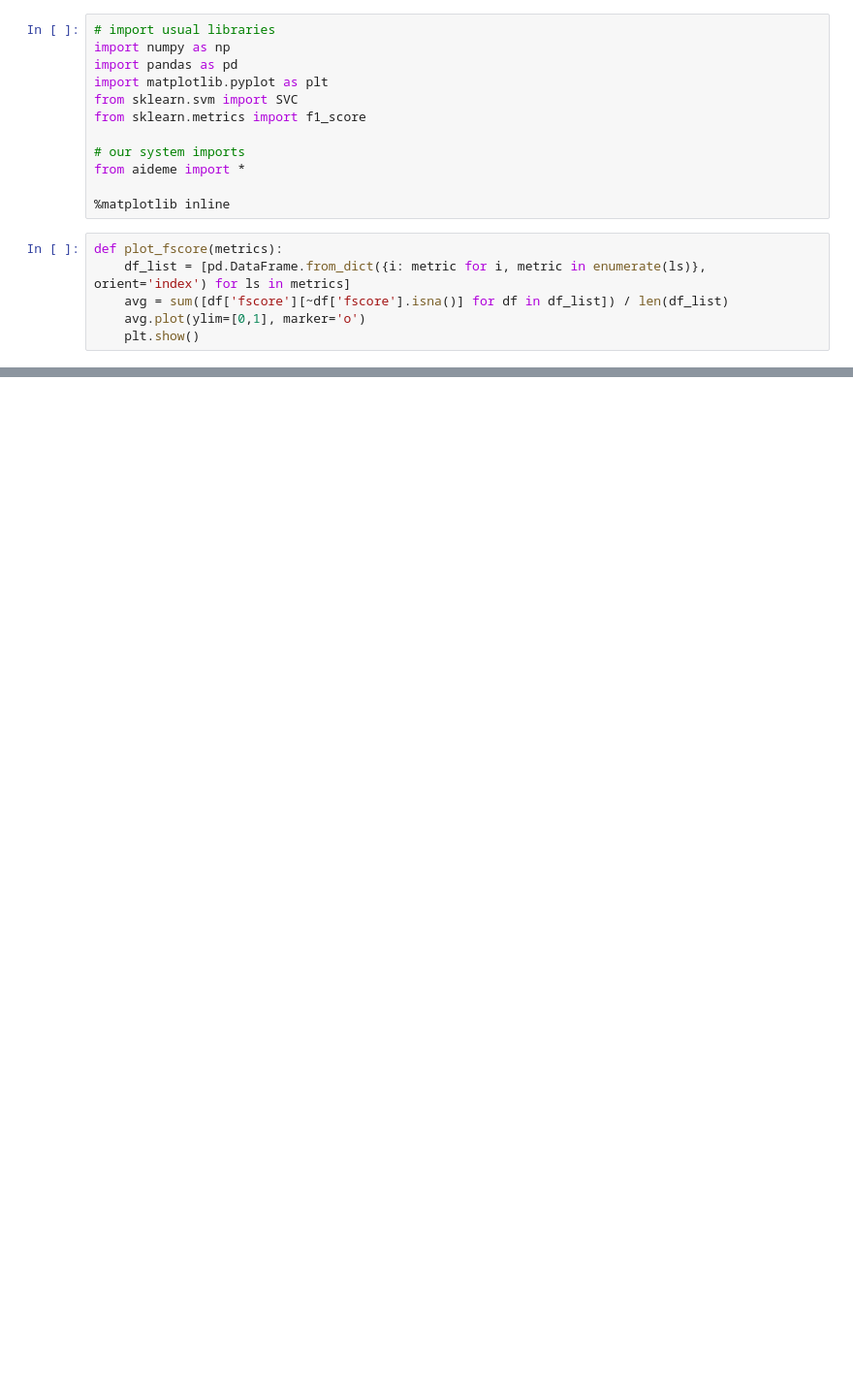
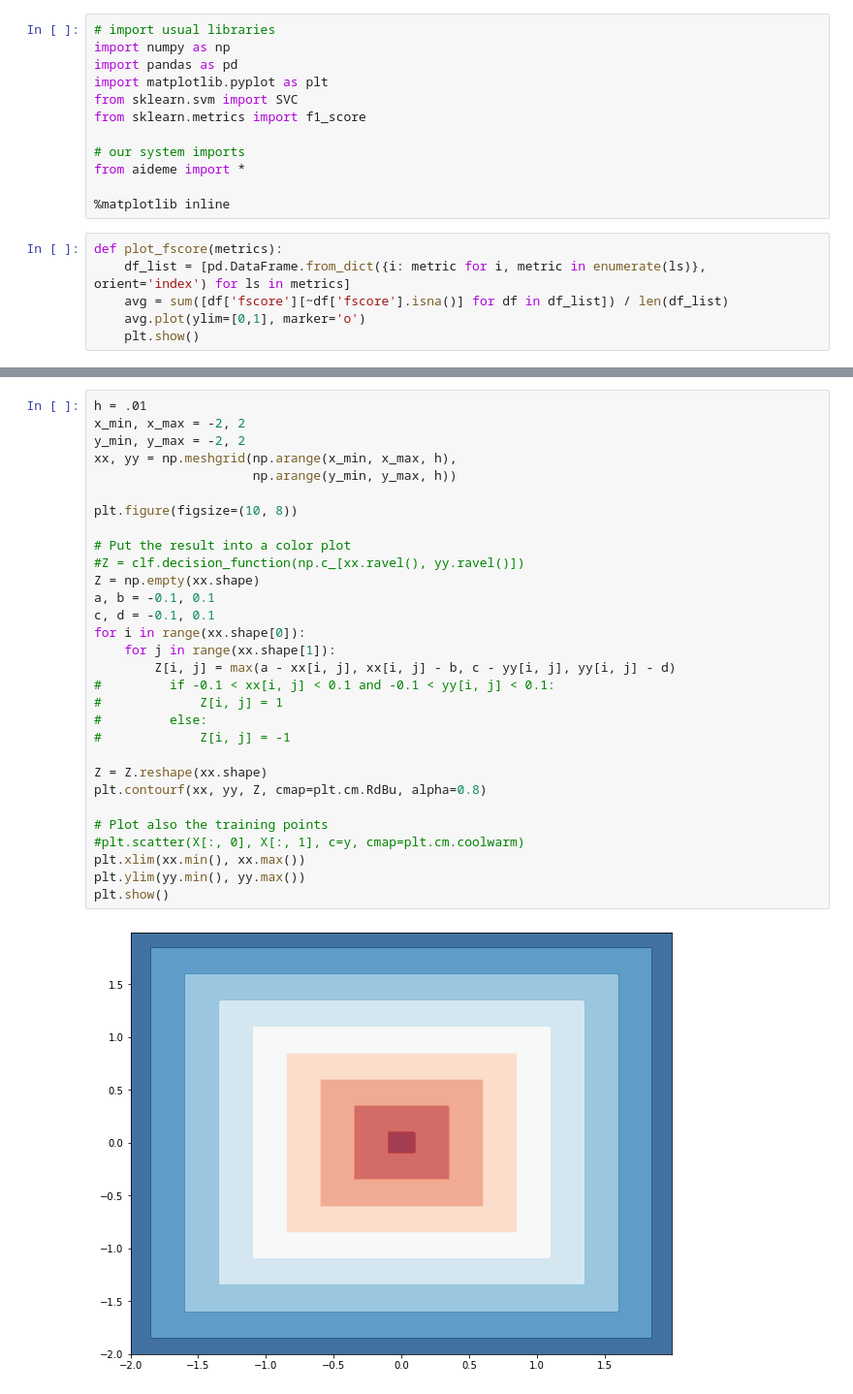
Before and after one commit to AIDEmeProject/PythonMiddleware, a Jupyter notebook: example.ipynb, the cells around one changed output, grey strips where cells are left out. Shown at 97% size. Saved outputs shown, nothing was run; the diff lists cells and outputs as text; blank space fills up the shorter version.

```diff
--- a/example.ipynb
+++ b/example.ipynb
@@ -86,0 +155,32 @@ df
+# %%
+h = .01
+x_min, x_max = -2, 2
+y_min, y_max = -2, 2
+xx, yy = np.meshgrid(np.arange(x_min, x_max, h),
+                     np.arange(y_min, y_max, h))
+
+plt.figure(figsize=(10, 8))
+
+# Put the result into a color plot
+#Z = clf.decision_function(np.c_[xx.ravel(), yy.ravel()])
+Z = np.empty(xx.shape)
+a, b = -0.1, 0.1
+c, d = -0.1, 0.1
+for i in range(xx.shape[0]):
+    for j in range(xx.shape[1]):
+        Z[i, j] = max(a - xx[i, j], xx[i, j] - b, c - yy[i, j], yy[i, j] - d)
+#         if -0.1 < xx[i, j] < 0.1 and -0.1 < yy[i, j] < 0.1:
+#             Z[i, j] = 1
+#         else:
+#             Z[i, j] = -1
+
+Z = Z.reshape(xx.shape)
+plt.contourf(xx, yy, Z, cmap=plt.cm.RdBu, alpha=0.8)
+
+# Plot also the training points
+#plt.scatter(X[:, 0], X[:, 1], c=y, cmap=plt.cm.coolwarm)
+plt.xlim(xx.min(), xx.max())
+plt.ylim(yy.min(), yy.max())
+plt.show()
+# %% [output]
+[figure, added]
```
Also changed, not shown: parts of 5 cells of this notebook, 10 other files.
